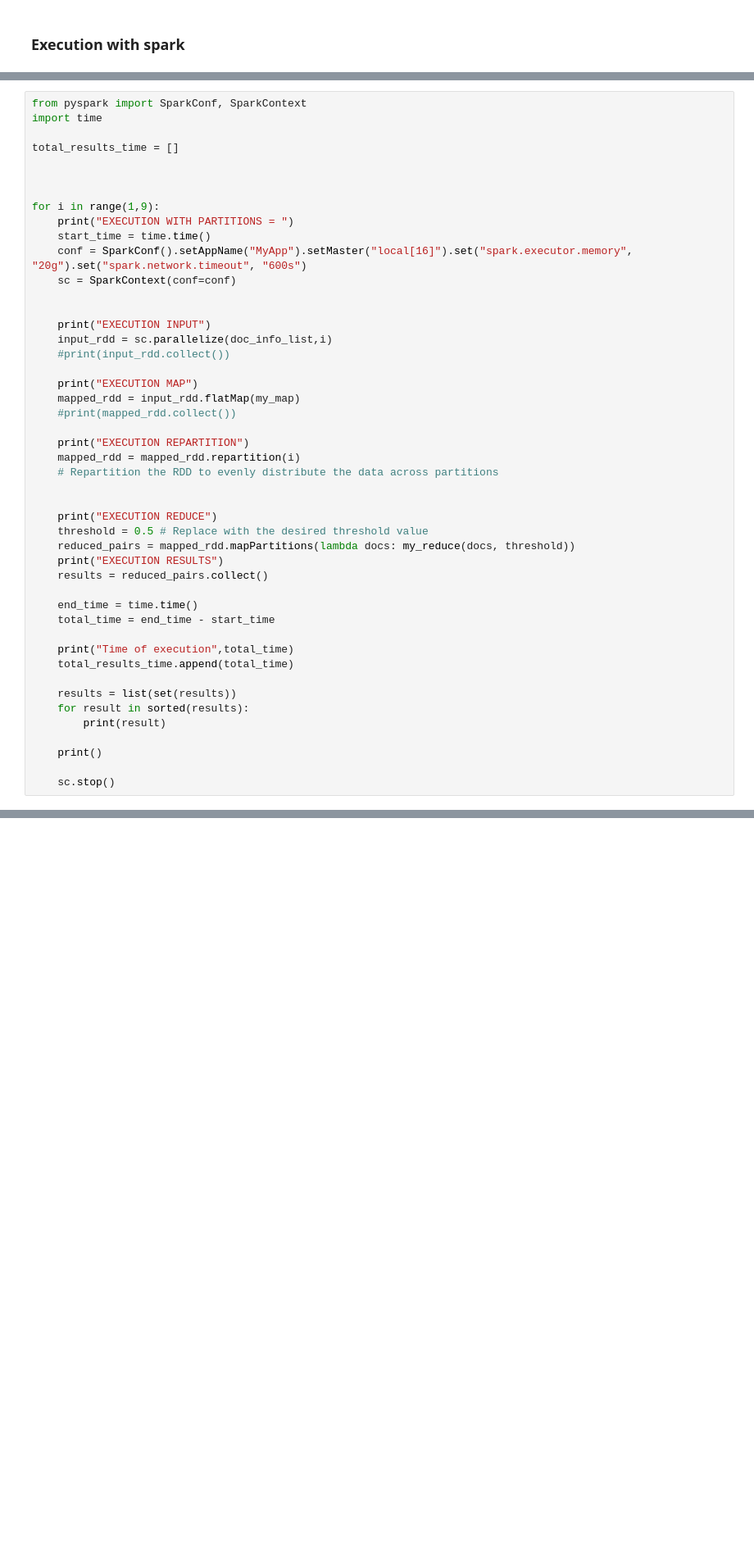
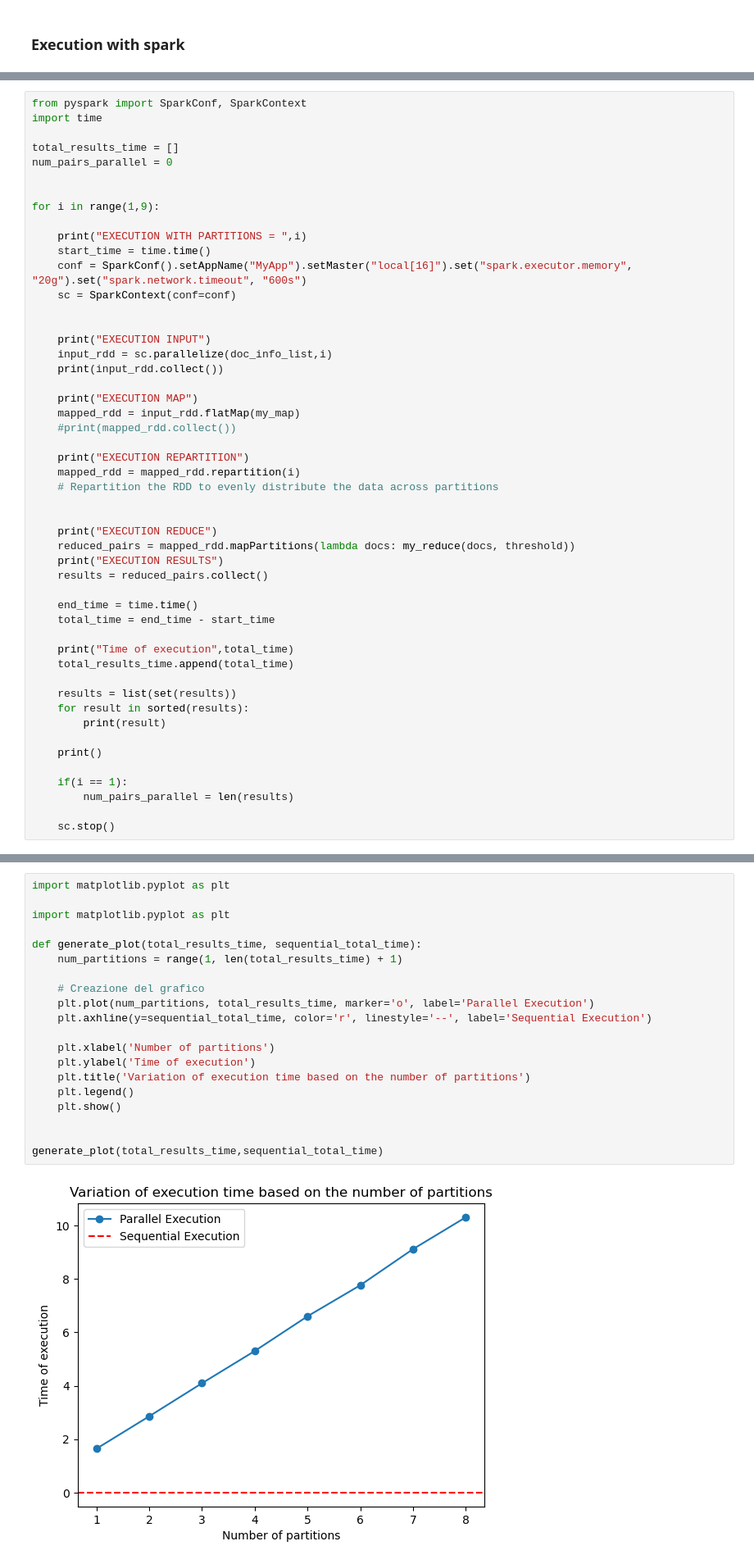
Before and after one commit to tali9943/DocPairSimilarity, a Jupyter notebook: DocSim.ipynb, the cells around one changed output, grey strips where cells are left out. Shown at 82% size. Saved outputs shown, nothing was run; the diff lists cells and outputs as text; blank space fills up the shorter version.

```diff
--- a/DocSim.ipynb
+++ b/DocSim.ipynb
@@ -371,11 +350,12 @@ from pyspark import SparkConf, SparkContext
 import time
 
 total_results_time = []
-
+num_pairs_parallel = 0
 
 
 for i in range(1,9):
-    print("EXECUTION WITH PARTITIONS = ")
+
+    print("EXECUTION WITH PARTITIONS = ",i)
     start_time = time.time()
     conf = SparkConf().setAppName("MyApp").setMaster("local[16]").set("spark.executor.memory", "20g").set("spark.network.timeout", "600s")
     sc = SparkContext(conf=conf)
@@ -383,7 +363,7 @@ for i in range(1,9):
 
     print("EXECUTION INPUT")
     input_rdd = sc.parallelize(doc_info_list,i)
-    #print(input_rdd.collect())
+    print(input_rdd.collect())
 
     print("EXECUTION MAP")
     mapped_rdd = input_rdd.flatMap(my_map)
@@ -395,7 +375,6 @@ for i in range(1,9):
 
 
     print("EXECUTION REDUCE")
-    threshold = 0.5 # Replace with the desired threshold value
     reduced_pairs = mapped_rdd.mapPartitions(lambda docs: my_reduce(docs, threshold))
     print("EXECUTION RESULTS")
     results = reduced_pairs.collect()
@@ -412,5 +391,8 @@ for i in range(1,9):
 
     print()
 
+    if(i == 1):
+        num_pairs_parallel = len(results)
+
     sc.stop()
 # %% [output]
@@ -446,0 +431,22 @@ total_results_time
+# %%
+import matplotlib.pyplot as plt
+
+import matplotlib.pyplot as plt
+
+def generate_plot(total_results_time, sequential_total_time):
+    num_partitions = range(1, len(total_results_time) + 1)
+
+    # Creazione del grafico
+    plt.plot(num_partitions, total_results_time, marker='o', label='Parallel Execution')
+    plt.axhline(y=sequential_total_time, color='r', linestyle='--', label='Sequential Execution')
+
+    plt.xlabel('Number of partitions')
+    plt.ylabel('Time of execution')
+    plt.title('Variation of execution time based on the number of partitions')
+    plt.legend()
+    plt.show()
+
+
+generate_plot(total_results_time,sequential_total_time)
+# %% [output]
+[figure, added]
```
Also changed, not shown: parts of 31 cells of this notebook, 1 other file.
